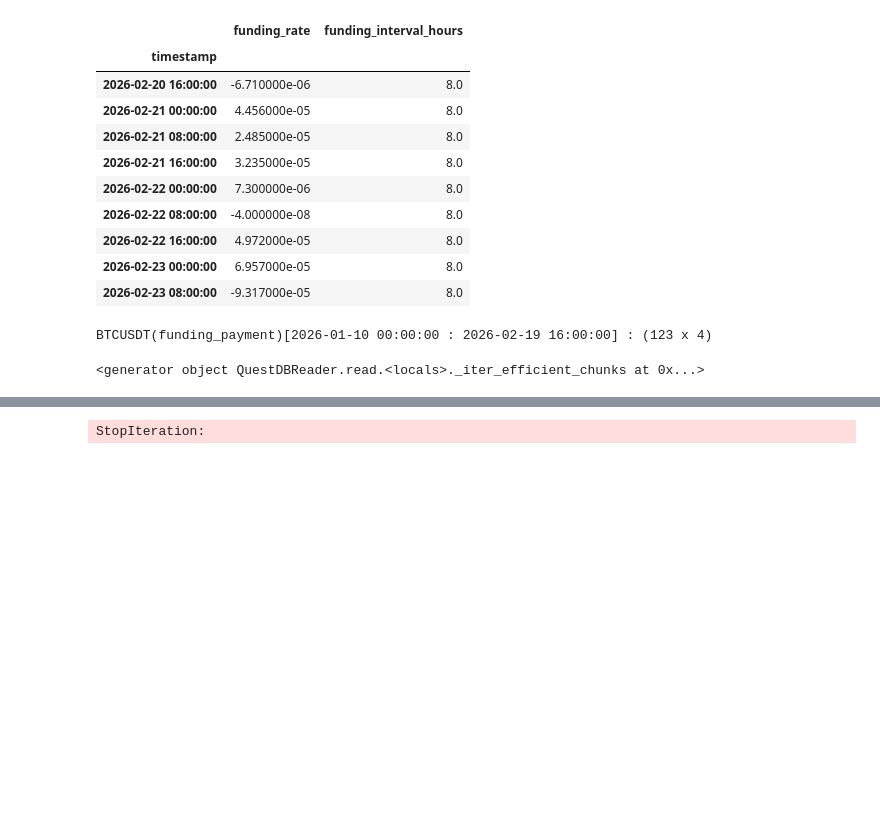
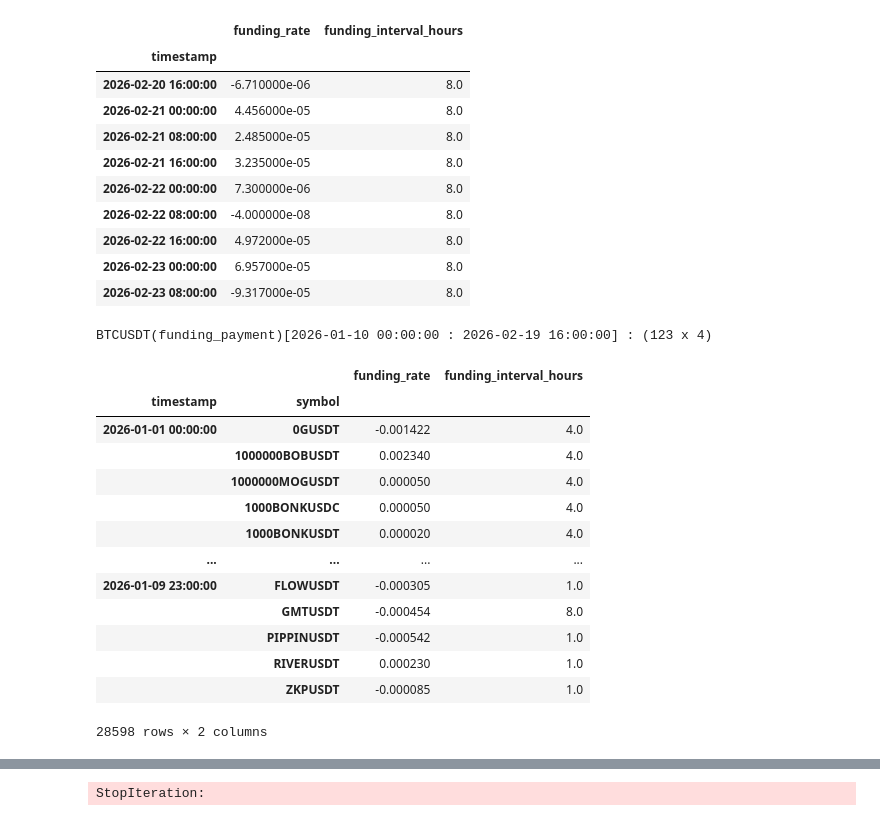
Before and after one commit to xLydianSoftware/Qubx, a Jupyter notebook: experiments/data/11.0 CCXT storage.ipynb, the cells around one changed output, grey strips where cells are left out. Saved outputs shown, nothing was run; the diff lists cells and outputs as text; code cells hidden in the pictures; blank space fills up the shorter version.

```diff
--- a/experiments/data/11.0 CCXT storage.ipynb
+++ b/experiments/data/11.0 CCXT storage.ipynb
@@ -128,6 +128,31 @@ w = r.read("BTCUSDT", "funding_payment", "2026-01-10 00:00:00", "2026-02-20 00:0
 # w
 # next(w)
 # %%
-w
+fr = stor.get_reader("BINANCE.UM", "SWAP")
-# %% [output]
-<generator object QuestDBReader.read.<locals>._iter_efficient_chunks at 0x...>
+# %%
+# fundamental = fr.read(["BTCUSDT"], "funding_payment", "2026-01-01", "2026-01-10").to_pd(False)
+
+funding_payments = fr.read([], "funding_payment", "2026-01-01", "2026-01-10").to_pd(True)
+# if funding_payments is None or funding_payments.empty:
+    # return []
+earliest_payment_time = funding_payments.reset_index().groupby("symbol")["timestamp"].min()
+earliest_payment_time = earliest_payment_time[
+    earliest_payment_time <= min_maturity_date + pd.Timedelta(hours=10)
+]  # type: ignore
+# %%
+funding_payments
+# %% [output]
+|  |  | funding_rate | funding_interval_hours |
+| timestamp | symbol |  |  |
+| 2026-01-01 00:00:00 | 0GUSDT | -0.001422 | 4.0 |
+|  | 1000000BOBUSDT | 0.002340 | 4.0 |
+|  | 1000000MOGUSDT | 0.000050 | 4.0 |
+|  | 1000BONKUSDC | 0.000050 | 4.0 |
+|  | 1000BONKUSDT | 0.000020 | 4.0 |
+| ... | ... | ... | ... |
+| 2026-01-09 23:00:00 | FLOWUSDT | -0.000305 | 1.0 |
+|  | GMTUSDT | -0.000454 | 8.0 |
+|  | PIPPINUSDT | -0.000542 | 1.0 |
+|  | RIVERUSDT | 0.000230 | 1.0 |
+|  | ZKPUSDT | -0.000085 | 1.0 |
+28598 rows × 2 columns
```
Also changed, not shown: parts of 5 cells of this notebook, 3 other files.
